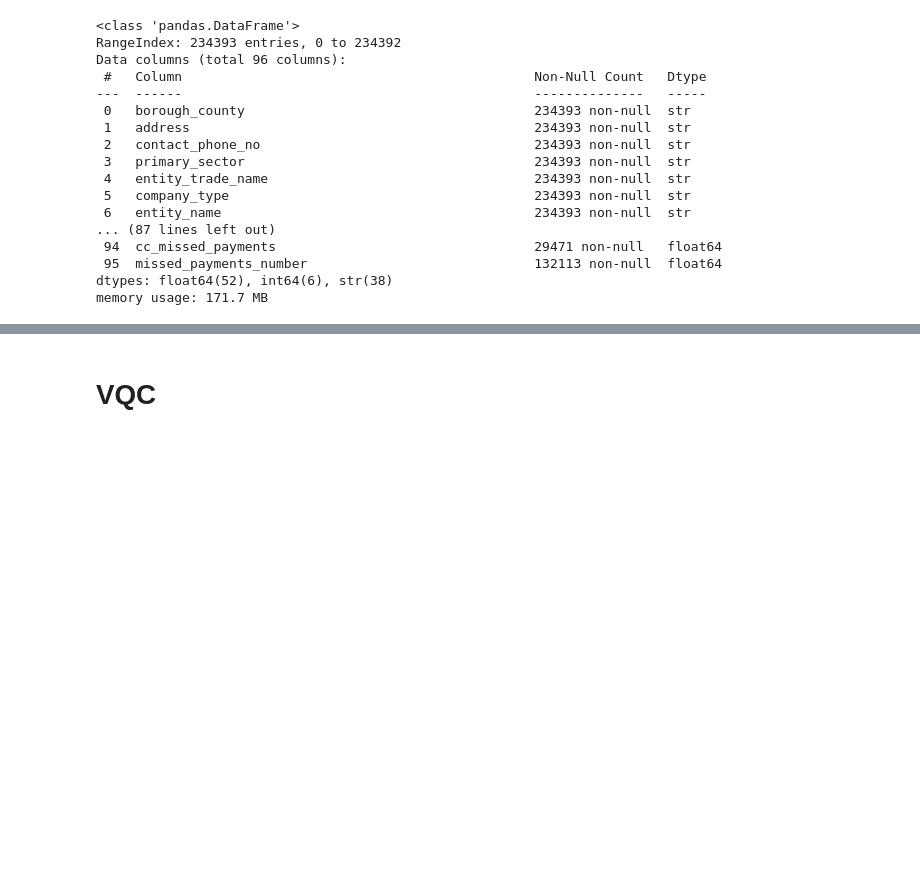
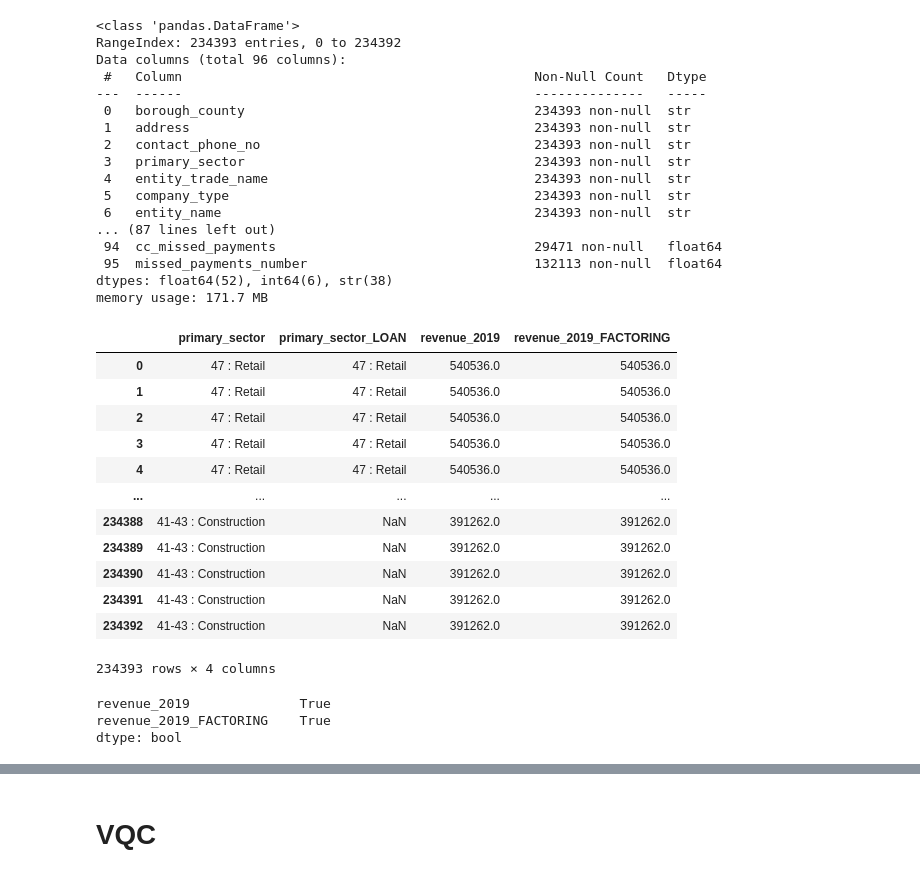
Before and after one commit to floatn/QML-for-finance, a Jupyter notebook: qml_code.ipynb, the cells around one changed output, grey strips where cells are left out. Saved outputs shown, nothing was run; the diff lists cells and outputs as text; code cells hidden in the pictures; blank space fills up the shorter version.

Commit message:
Update: merged data

```diff
--- a/qml_code.ipynb
+++ b/qml_code.ipynb
@@ -326,6 +359,6 @@ dict_keys(['Businesses.csv', 'Loan.csv', 'Account_Receivable.csv', 'Individual.c
 # %%
-# Убираем данные по ковиду и по частникам
-cds_dc.pop('COVID.csv')
+# Убираем данные по частникам
+#cds_dc.pop('COVID.csv')
 cds_dc.pop('Individual.csv')
 # %% [output]
 |  | Unnamed: 0 | name | sex | date_of_birth | email_address | Unnamed: 5 | geography | postcode | ... |
@@ -413,7 +446,7 @@ Data columns (total 15 columns):
 dtypes: float64(2), int64(9), str(4)
 memory usage: 337.4 KB
 # %%
-cds_dc.pop('Director.csv')
+#cds_dc.pop('Director.csv')
 cds_dc['Businesses.csv'].head()
 cds_dc['Businesses.csv'].info()
 # %% [output]
@@ -666,12 +637,15 @@ cds_dc.pop('Businesses.csv')
 # %%
-cds_merged = cds_dc['Credit_Account_History.csv'].merge(cds_dc['Loan.csv'], on='company_reg_number', how='left', suffixes=('', '_LOAN')).\
+cds_merged = cds_dc['Credit_Account_History.csv'].\
+merge(cds_dc['Loan.csv'], on='company_reg_number', how='left', suffixes=('', '_LOAN')).\
 merge(cds_dc['Account_Receivable.csv'], on='company_reg_number', how='left', suffixes=('', '_ACC_RECV')).\
 merge(cds_dc['Credit_Rating.csv'], on='company_reg_number', how='left', suffixes=('', '_CR')).\
 merge(cds_dc['Factoring.csv'], on='company_reg_number', how='left', suffixes=('', '_FACTORING')).\
-merge(cds_dc['Credit_Card_History.csv'], on='company_reg_number', how='left', suffixes=('', '_CREDIT_CARD'))
+merge(cds_dc['Credit_Card_History.csv'], on='company_reg_number', how='left', suffixes=('', '_CREDIT_CARD')).\
+merge(cds_dc['COVID.csv.csv'], on='company_reg_number', how='left', suffixes=('', '_COVID')).\
+merge(cds_dc['Director.csv'], on='company_reg_number', how='left', suffixes=('', '_DIRECTOR')).\
 cds_merged.dropna(axis=1, how='all', inplace=True)
-cds_merged.drop(columns=['Unnamed: 0', 'Unnamed: 0_LOAN',  'Unnamed: 0_ACC_RECV', 'Unnamed: 0_CR',
-                         'Unnamed: 0_FACTORING', 'Unnamed: 0_CREDIT_CARD'], inplace=True)
+#cds_merged.drop(columns=['Unnamed: 0', 'Unnamed: 0_LOAN',  'Unnamed: 0_ACC_RECV', 'Unnamed: 0_CR',
+#                         'Unnamed: 0_FACTORING', 'Unnamed: 0_CREDIT_CARD'], inplace=True)
 # %%
 cds_merged.info()
 # %% [output]
@@ -692,3 +666,25 @@ Data columns (total 96 columns):
  95  missed_payments_number                             132113 non-null  float64
 dtypes: float64(52), int64(6), str(38)
 memory usage: 171.7 MB
+# %%
+cds_merged[['primary_sector', 'primary_sector_LOAN', 'revenue_2019', 'revenue_2019_FACTORING']]
+# %% [output]
+|  | primary_sector | primary_sector_LOAN | revenue_2019 | revenue_2019_FACTORING |
+| 0 | 47 : Retail | 47 : Retail | 540536.0 | 540536.0 |
+| 1 | 47 : Retail | 47 : Retail | 540536.0 | 540536.0 |
+| 2 | 47 : Retail | 47 : Retail | 540536.0 | 540536.0 |
+| 3 | 47 : Retail | 47 : Retail | 540536.0 | 540536.0 |
+| 4 | 47 : Retail | 47 : Retail | 540536.0 | 540536.0 |
+| ... | ... | ... | ... | ... |
+| 234388 | 41-43 : Construction | NaN | 391262.0 | 391262.0 |
+| 234389 | 41-43 : Construction | NaN | 391262.0 | 391262.0 |
+| 234390 | 41-43 : Construction | NaN | 391262.0 | 391262.0 |
+| 234391 | 41-43 : Construction | NaN | 391262.0 | 391262.0 |
+| 234392 | 41-43 : Construction | NaN | 391262.0 | 391262.0 |
+234393 rows × 4 columns
+# %%
+cds_merged.loc[cds_merged['revenue_2019'] != cds_merged['revenue_2019_FACTORING'], ['revenue_2019', 'revenue_2019_FACTORING']].isna().all()
+# %% [output]
+revenue_2019              True
+revenue_2019_FACTORING    True
+dtype: bool
```
Also changed, not shown: parts of 11 cells of this notebook.
